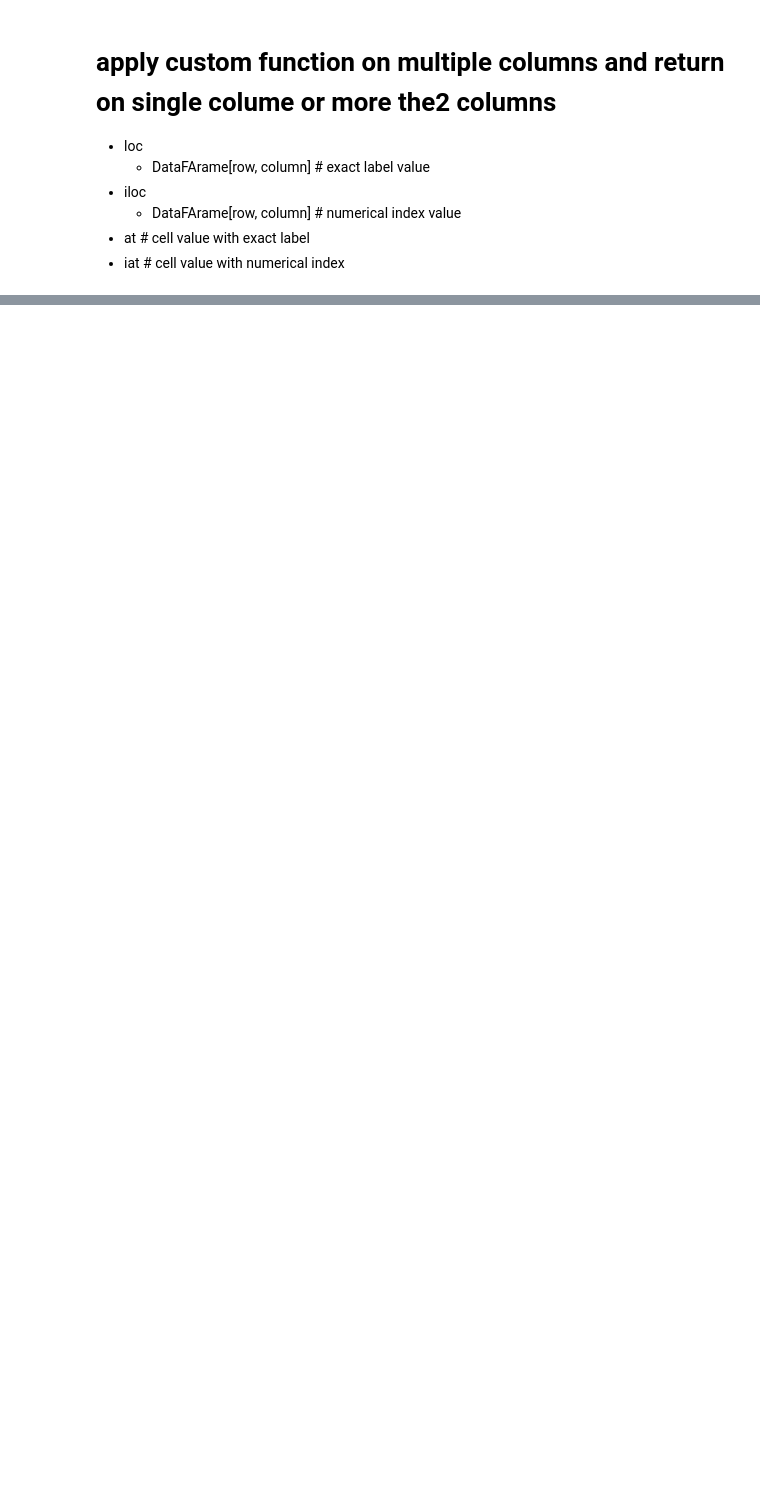
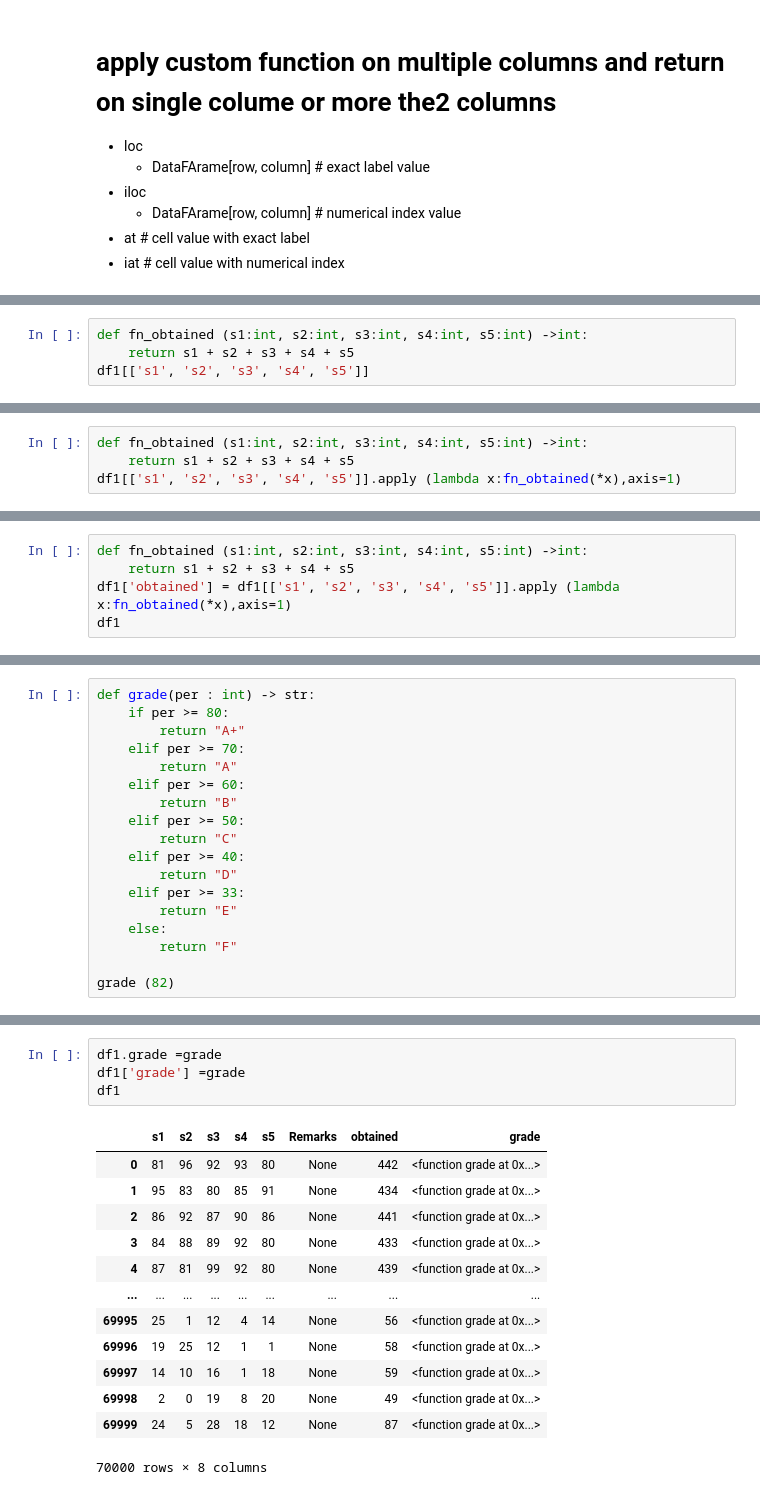
Before and after one commit to Shafqatsarwar/Python-classes, a Jupyter notebook: class-18-columns-functions/class18-.ipynb, the cells around one changed output, grey strips where cells are left out. Saved outputs shown, nothing was run; the diff lists cells and outputs as text; blank space fills up the shorter version.

Commit message:
grade-remarks

```diff
--- a/class-18-columns-functions/class18-.ipynb
+++ b/class-18-columns-functions/class18-.ipynb
@@ -590,0 +584,4 @@ df1.iat[4,0] # cell value with numerical index
+# %%
+def fn_obtained (s1:int, s2:int, s3:int, s4:int, s5:int) ->int:
+    return s1 + s2 + s3 + s4 + s5
+df1[['s1', 's2', 's3', 's4', 's5']]
@@ -590,0 +602,4 @@ df1.iat[4,0] # cell value with numerical index
+# %%
+def fn_obtained (s1:int, s2:int, s3:int, s4:int, s5:int) ->int:
+    return s1 + s2 + s3 + s4 + s5
+df1[['s1', 's2', 's3', 's4', 's5']].apply (lambda x:fn_obtained(*x),axis=1)
@@ -590,0 +619,5 @@ df1.iat[4,0] # cell value with numerical index
+# %%
+def fn_obtained (s1:int, s2:int, s3:int, s4:int, s5:int) ->int:
+    return s1 + s2 + s3 + s4 + s5
+df1['obtained'] = df1[['s1', 's2', 's3', 's4', 's5']].apply (lambda x:fn_obtained(*x),axis=1)
+df1
@@ -590,0 +670,18 @@ df1.iat[4,0] # cell value with numerical index
+# %%
+def grade(per : int) -> str:
+    if per >= 80:
+        return "A+"
+    elif per >= 70:
+        return "A"
+    elif per >= 60:
+        return "B"
+    elif per >= 50:
+        return "C"
+    elif per >= 40:
+        return "D"
+    elif per >= 33:
+        return "E"
+    else:
+        return "F"
+
+grade (82)
@@ -590,0 +694,18 @@ df1.iat[4,0] # cell value with numerical index
+# %%
+df1.grade =grade
+df1['grade'] =grade
+df1
+# %% [output]
+|  | s1 | s2 | s3 | s4 | s5 | Remarks | obtained | grade |
+| 0 | 81 | 96 | 92 | 93 | 80 | None | 442 | <function grade at 0x...> |
+| 1 | 95 | 83 | 80 | 85 | 91 | None | 434 | <function grade at 0x...> |
+| 2 | 86 | 92 | 87 | 90 | 86 | None | 441 | <function grade at 0x...> |
+| 3 | 84 | 88 | 89 | 92 | 80 | None | 433 | <function grade at 0x...> |
+| 4 | 87 | 81 | 99 | 92 | 80 | None | 439 | <function grade at 0x...> |
+| ... | ... | ... | ... | ... | ... | ... | ... | ... |
+| 69995 | 25 | 1 | 12 | 4 | 14 | None | 56 | <function grade at 0x...> |
+| 69996 | 19 | 25 | 12 | 1 | 1 | None | 58 | <function grade at 0x...> |
+| 69997 | 14 | 10 | 16 | 1 | 18 | None | 59 | <function grade at 0x...> |
+| 69998 | 2 | 0 | 19 | 8 | 20 | None | 49 | <function grade at 0x...> |
+| 69999 | 24 | 5 | 28 | 18 | 12 | None | 87 | <function grade at 0x...> |
+70000 rows × 8 columns
```
Also changed, not shown: parts of 37 cells of this notebook, 2 other files.
